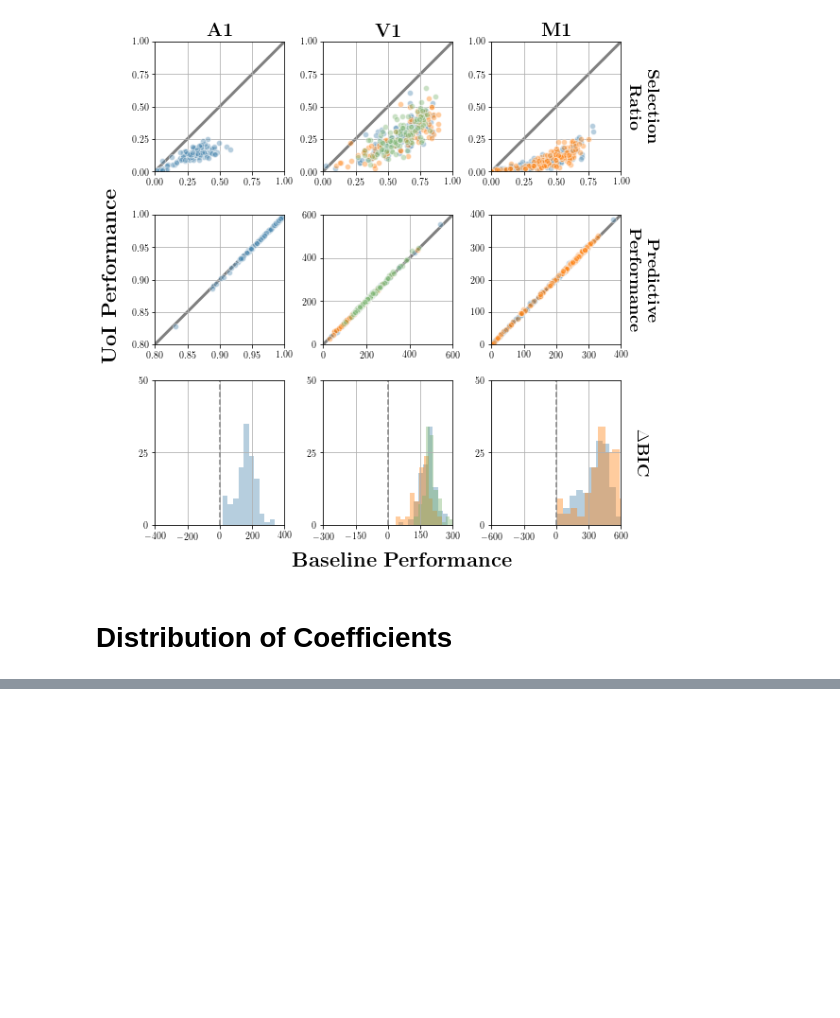
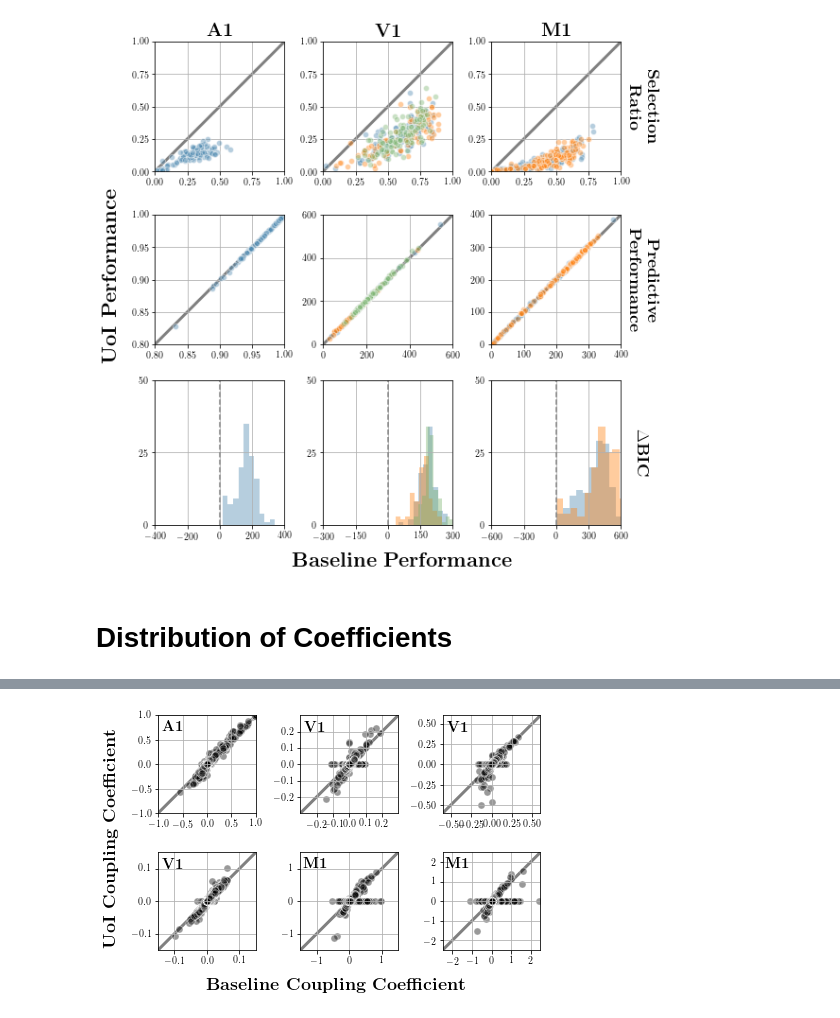
Before and after one commit to BouchardLab/neuroinference, a Jupyter notebook: notebooks/coupling/coupling_broad_analysis.ipynb, the cells around one changed output, grey strips where cells are left out. Drawn from its saved outputs; the diff is of its cells as text; code cells hidden in the pictures; blank space fills up the shorter version.

```diff
--- a/notebooks/coupling/coupling_broad_analysis.ipynb
+++ b/notebooks/coupling/coupling_broad_analysis.ipynb
@@ -21,6 +23,7 @@ a1_uoi_ccs = np.median(a1_results['uoi_lasso_bic/coupling_coefs'], axis=0)
 v1_results_paths = [os.path.join(base_path, 'pvc11/pvc11_monkey1_coupling.h5'),
                     os.path.join(base_path, 'pvc11/pvc11_monkey2_coupling.h5'),
                     os.path.join(base_path, 'pvc11/pvc11_monkey3_coupling.h5')]
+n_v1_fits = len(v1_results_paths)
 v1_results = [h5py.File(v1_results_path, 'r')
               for v1_results_path in v1_results_paths]
 # extract coupling coefficients
@@ -32,6 +35,7 @@ v1_uoi_ccs = [np.median(v1_result['uoi_poisson_bic/coupling_coefs'], axis=0)
 # consolidate M1 results
 m1_results_paths = [os.path.join(base_path, 'nhp/nhp_indy_20160407_02_coupling.h5'),
                     os.path.join(base_path, 'nhp/nhp_indy_20160411_02_coupling.h5')]
+n_m1_fits = len(m1_results_paths)
 m1_results = [h5py.File(m1_results_path, 'r')
               for m1_results_path in m1_results_paths]
 # extract coupling coefficients
@@ -379,0 +334,72 @@ plt.savefig('coupling_coef_histogram_small_values.pdf', bbox_inches='tight')
+# %%
+fig, axes = plt.subplots(2, 3, figsize=(6, 4))
+ax_list = axes.ravel()
+
+lasso_coefs = [a1_lasso_ccs.ravel()] + \
+              [v1_lasso_ccs[idx].ravel() for idx in range(n_v1_fits)] + \
+              [m1_lasso_ccs[idx].ravel() for idx in range(n_m1_fits)]
+uoi_coefs =   [a1_uoi_ccs.ravel()] + \
+              [v1_uoi_ccs[idx].ravel() for idx in range(n_v1_fits)] + \
+              [m1_uoi_ccs[idx].ravel() for idx in range(n_m1_fits)]
+
+for idx, ax in enumerate(ax_list):
+    ax.scatter(
+        lasso_coefs[idx], uoi_coefs[idx],
+        color='k',
+        edgecolor='w',
+        s=50,
+        alpha=0.40)
+    ax.grid('on')
+    ax.tick_params(labelsize=10)
+
+tighten_scatter_plot(axes[0, 0], [-1., 1.])
+tighten_scatter_plot(axes[0, 1], [-0.3, 0.3])
+tighten_scatter_plot(axes[0, 2], [-0.60, 0.60])
+tighten_scatter_plot(axes[1, 0], [-0.15, 0.15])
+tighten_scatter_plot(axes[1, 1], [-1.5, 1.5])
+tighten_scatter_plot(axes[1, 2], [-2.5, 2.5])
+
+axes[0, 0].set_xticks([-1, -0.5, 0, 0.5, 1.])
+axes[0, 0].set_yticks(axes[0, 0].get_xticks())
+axes[0, 1].set_xticks([-0.2, -0.1, 0, 0.1, 0.2])
+axes[0, 1].set_yticks(axes[0, 1].get_xticks())
+axes[0, 2].set_xticks([-0.5, -0.25, 0, 0.25, 0.5])
+axes[0, 2].set_yticks(axes[0, 2].get_xticks())
+axes[1, 0].set_xticks([-0.1, 0, 0.1])
+axes[1, 0].set_yticks(axes[1, 0].get_xticks())
+axes[1, 1].set_xticks([-1,  0, 1.])
+axes[1, 1].set_yticks(axes[1, 1].get_xticks())
+axes[1, 2].set_xticks([-2, -1, 0, 1, 2.])
+axes[1, 2].set_yticks(axes[1, 2].get_xticks())
+
+labels = [r'\textbf{A1}', r'\textbf{V1}', r'\textbf{V1}',
+          r'\textbf{V1}', r'\textbf{M1}', r'\textbf{M1}']
+
+for idx, label in enumerate(labels):
+    ax_list[idx].text(
+        x=0.15, y=0.87,
+        s=label,
+        fontsize=15,
+        horizontalalignment='center',
+        verticalalignment='center',
+        transform=ax_list[idx].transAxes)
+
+fig.text(
+    x=-0.02, y=0.5,
+    s=r'\textbf{UoI Coupling Coefficient}',
+    fontsize=18,
+    rotation=90,
+    horizontalalignment='center',
+    verticalalignment='center')
+
+fig.text(
+    x=0.5, y=-0.01,
+    s=r'\textbf{Baseline Coupling Coefficient}',
+    fontsize=18,
+    horizontalalignment='center',
+    verticalalignment='center')
+
+plt.tight_layout()
+plt.savefig('coupling_coefficient_scatter_plots.pdf', bbox_inches='tight')
+# %% [output]
+[figure, added]
```
Also changed, not shown: parts of 4 cells of this notebook, 1 other file.
